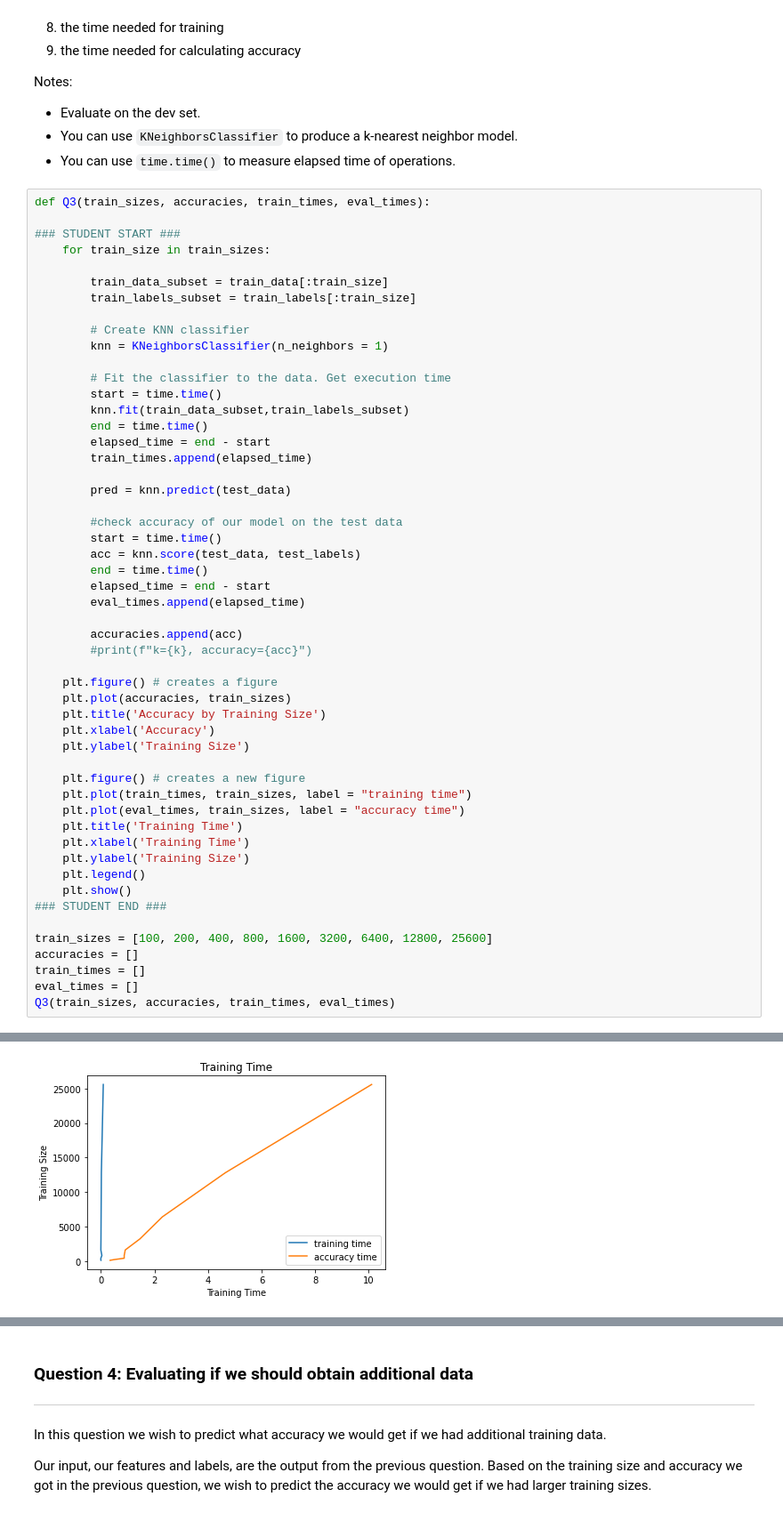
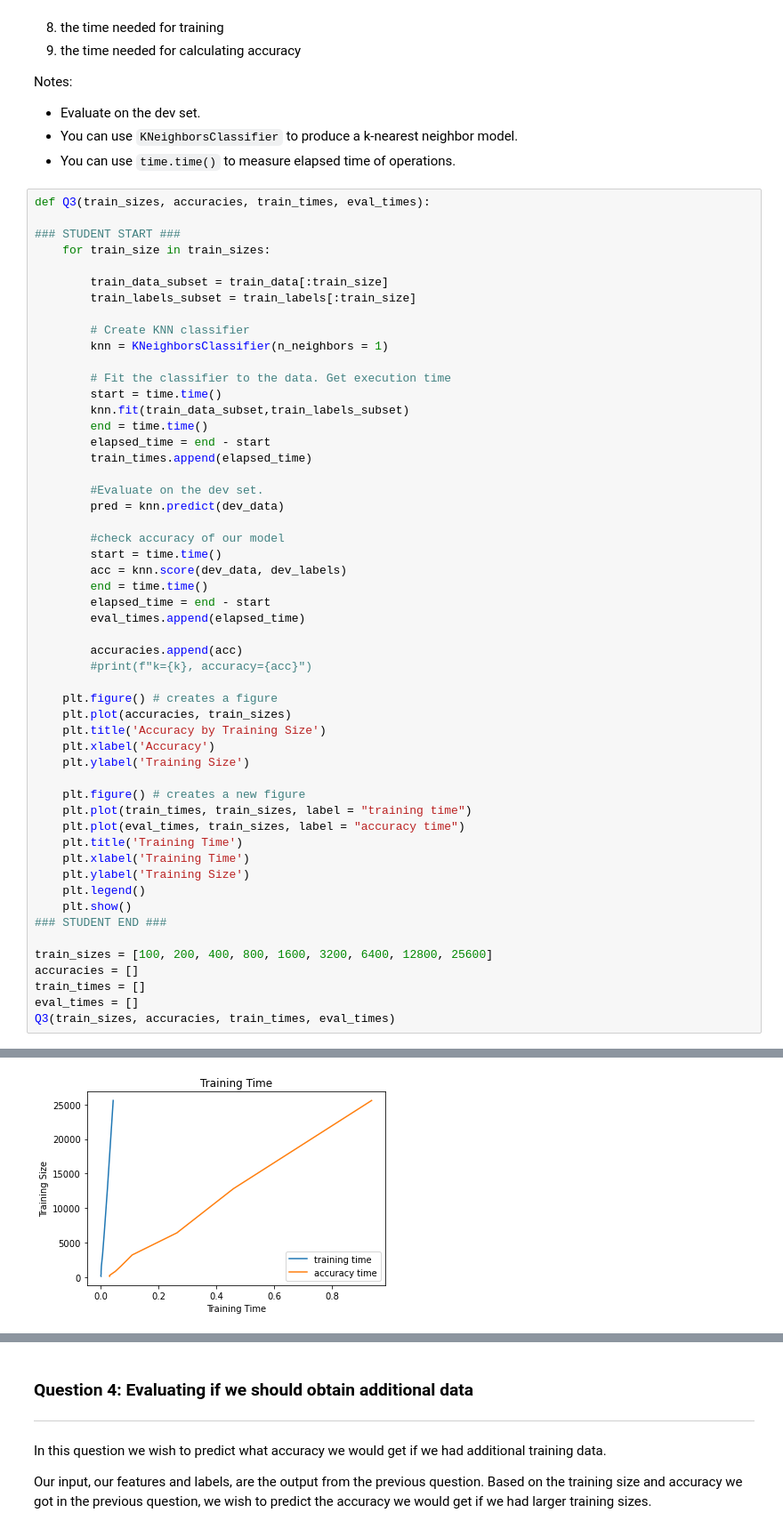
Before and after one commit to ssburgan/w207_coursework, a Jupyter notebook: Sybil_SantosBurgan_project1.ipynb, the cells around one changed output, grey strips where cells are left out. Shown at 89% size. Saved outputs shown, nothing was run; the diff lists cells and outputs as text.

```diff
--- a/Sybil_SantosBurgan_project1.ipynb
+++ b/Sybil_SantosBurgan_project1.ipynb
@@ -270,11 +250,12 @@ def Q3(train_sizes, accuracies, train_times, eval_times):
         elapsed_time = end - start
         train_times.append(elapsed_time)
 
-        pred = knn.predict(test_data)
+        #Evaluate on the dev set.
+        pred = knn.predict(dev_data)
 
-        #check accuracy of our model on the test data
+        #check accuracy of our model
         start = time.time()
-        acc = knn.score(test_data, test_labels)
+        acc = knn.score(dev_data, dev_labels)
         end = time.time()
         elapsed_time = end - start
         eval_times.append(elapsed_time)
@@ -310 +289 @@ Q3(train_sizes, accuracies, train_times, eval_times)
-[figure, old version]
+[figure, new version]
```
Also changed, not shown: parts of 8 cells of this notebook.
